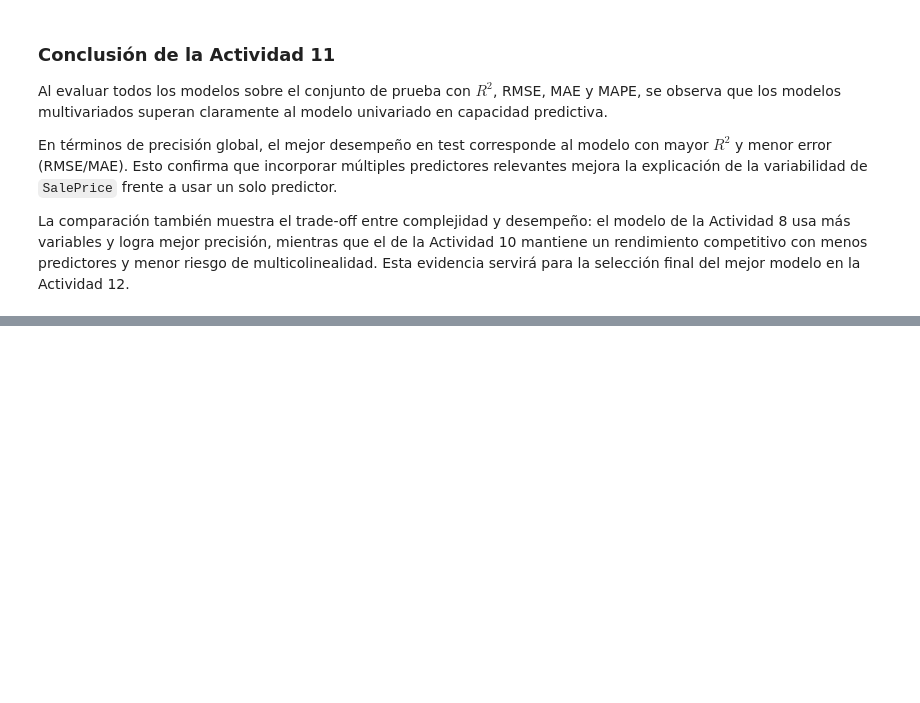
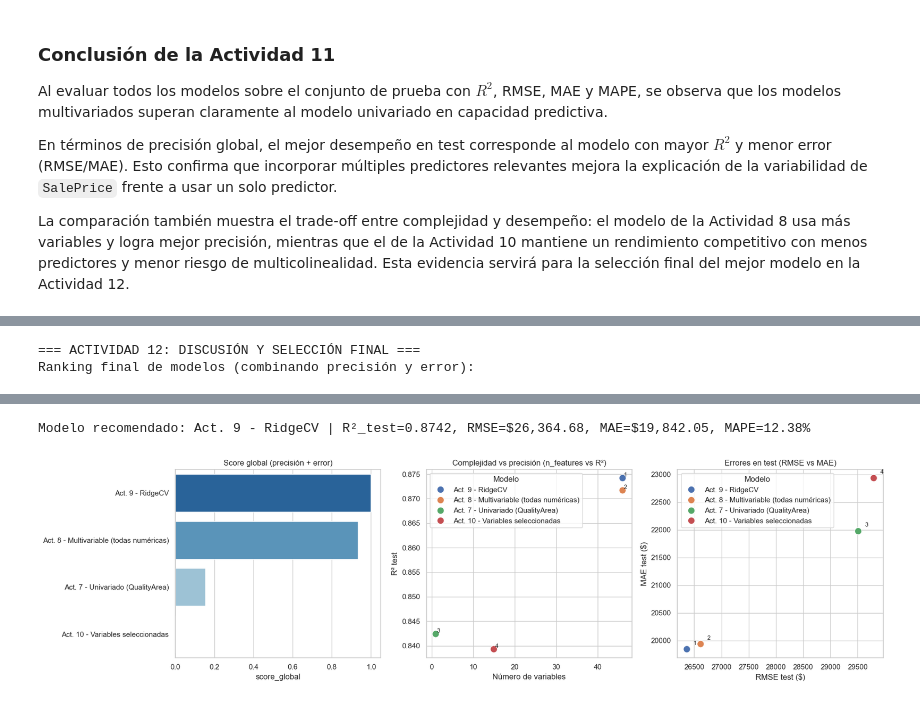
Before and after one commit to erickguerra2/MD-LAB03, a Jupyter notebook: main.ipynb, the cells around one changed output, grey strips where cells are left out. Saved outputs shown, nothing was run; the diff lists cells and outputs as text; code cells hidden in the pictures; blank space fills up the shorter version.

Commit message:
feat: actividad 12

```diff
--- a/main.ipynb
+++ b/main.ipynb
@@ -1746,0 +1758,73 @@ La comparación también muestra el trade-off entre complejidad y desempeño: el
+# %%
+# Actividad 12 — Discusión cuantitativa y selección del mejor modelo
+from IPython.display import display
+
+if 'comparacion_test' not in globals():
+    raise ValueError('No existe comparacion_test. Ejecuta primero la celda de la Actividad 11.')
+
+# Copia para análisis final
+comp12 = comparacion_test.copy()
+
+# Métricas normalizadas para score global (mayor es mejor)
+# score = 40% R2 + 30% (1/RMSE) + 20% (1/MAE) + 10% (1/MAPE)
+comp12['inv_RMSE'] = 1 / comp12['RMSE_test']
+comp12['inv_MAE'] = 1 / comp12['MAE_test']
+comp12['inv_MAPE'] = 1 / comp12['MAPE_test (%)']
+
+for c in ['R2_test', 'inv_RMSE', 'inv_MAE', 'inv_MAPE']:
+    comp12[c + '_norm'] = (comp12[c] - comp12[c].min()) / (comp12[c].max() - comp12[c].min())
+
+comp12['score_global'] = (
+    0.40 * comp12['R2_test_norm'] +
+    0.30 * comp12['inv_RMSE_norm'] +
+    0.20 * comp12['inv_MAE_norm'] +
+    0.10 * comp12['inv_MAPE_norm']
+)
+
+comp12 = comp12.sort_values('score_global', ascending=False).reset_index(drop=True)
+comp12['Ranking_final'] = comp12.index + 1
+
+resumen_12 = comp12[['Ranking_final', 'Modelo', 'n_features', 'R2_test', 'RMSE_test', 'MAE_test', 'MAPE_test (%)', 'score_global']].copy()
+resumen_12['score_global'] = resumen_12['score_global'].round(4)
+
+print('=== ACTIVIDAD 12: DISCUSIÓN Y SELECCIÓN FINAL ===')
+print('Ranking final de modelos (combinando precisión y error):')
+display(resumen_12)
+
+mejor_final = resumen_12.iloc[0]
+print(
+    f"\nModelo recomendado: {mejor_final['Modelo']} | "
+    f"R²_test={mejor_final['R2_test']:.4f}, RMSE=${mejor_final['RMSE_test']:,.2f}, "
+    f"MAE=${mejor_final['MAE_test']:,.2f}, MAPE={mejor_final['MAPE_test (%)']:.2f}%"
+)
+
+# Gráficos de discusión
+fig, axes = plt.subplots(1, 3, figsize=(18, 5))
+
+# 1) Score global
+sns.barplot(data=resumen_12, x='score_global', y='Modelo', hue='Modelo', palette='Blues_r', legend=False, ax=axes[0])
+axes[0].set_title('Score global (precisión + error)')
+axes[0].set_xlabel('score_global')
+axes[0].set_ylabel('')
+
+# 2) Trade-off complejidad vs precisión
+sns.scatterplot(data=resumen_12, x='n_features', y='R2_test', hue='Modelo', s=110, ax=axes[1])
+for _, row in resumen_12.iterrows():
+    axes[1].text(row['n_features'] + 0.3, row['R2_test'] + 0.0003, row['Ranking_final'], fontsize=9)
+axes[1].set_title('Complejidad vs precisión (n_features vs R²)')
+axes[1].set_xlabel('Número de variables')
+axes[1].set_ylabel('R² test')
+
+# 3) RMSE vs MAE (ambos menores son mejores)
+sns.scatterplot(data=resumen_12, x='RMSE_test', y='MAE_test', hue='Modelo', s=110, ax=axes[2])
+for _, row in resumen_12.iterrows():
+    axes[2].text(row['RMSE_test'] + 120, row['MAE_test'] + 80, row['Ranking_final'], fontsize=9)
+axes[2].set_title('Errores en test (RMSE vs MAE)')
+axes[2].set_xlabel('RMSE test ($)')
+axes[2].set_ylabel('MAE test ($)')
+
+plt.tight_layout()
+plt.show()
+# %% [output]
+=== ACTIVIDAD 12: DISCUSIÓN Y SELECCIÓN FINAL ===
+Ranking final de modelos (combinando precisión y error):
@@ -1746,0 +1836,2 @@ La comparación también muestra el trade-off entre complejidad y desempeño: el
+Modelo recomendado: Act. 9 - RidgeCV | R²_test=0.8742, RMSE=$26,364.68, MAE=$19,842.05, MAPE=12.38%
+[figure, added]
```
Also changed, not shown: parts of 3 cells of this notebook.
